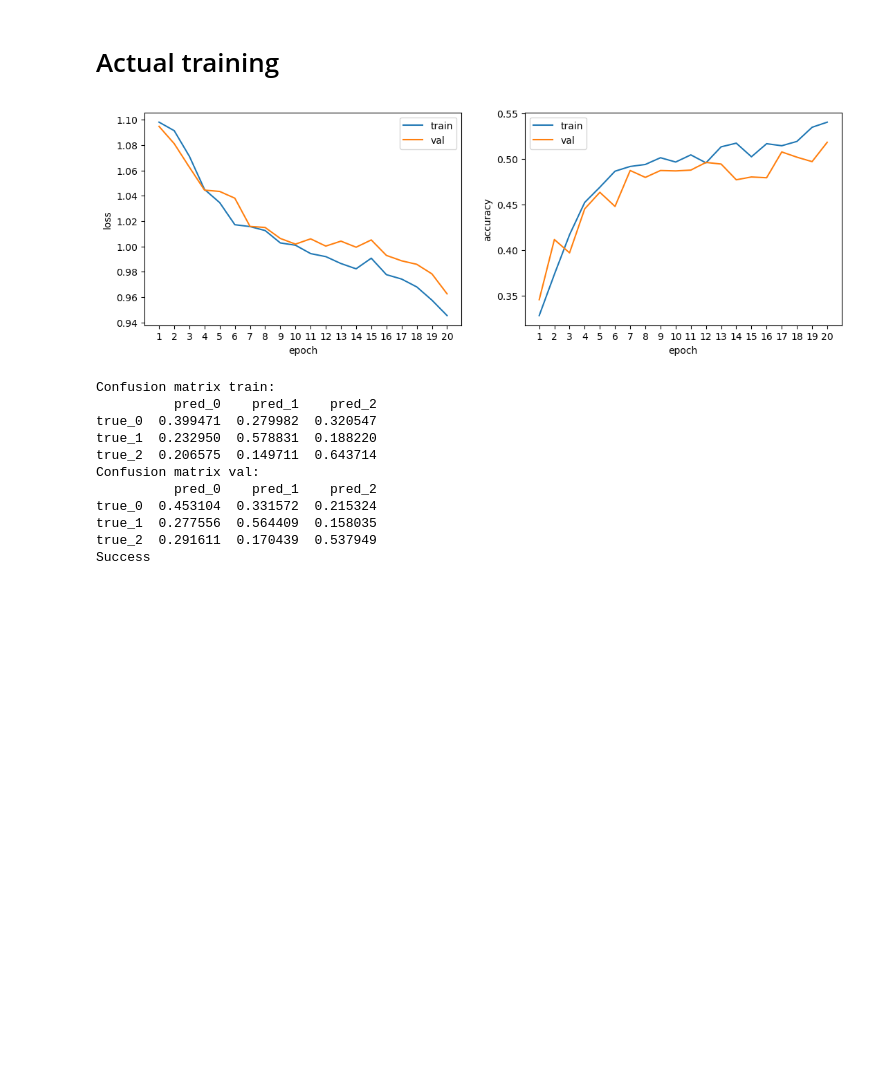
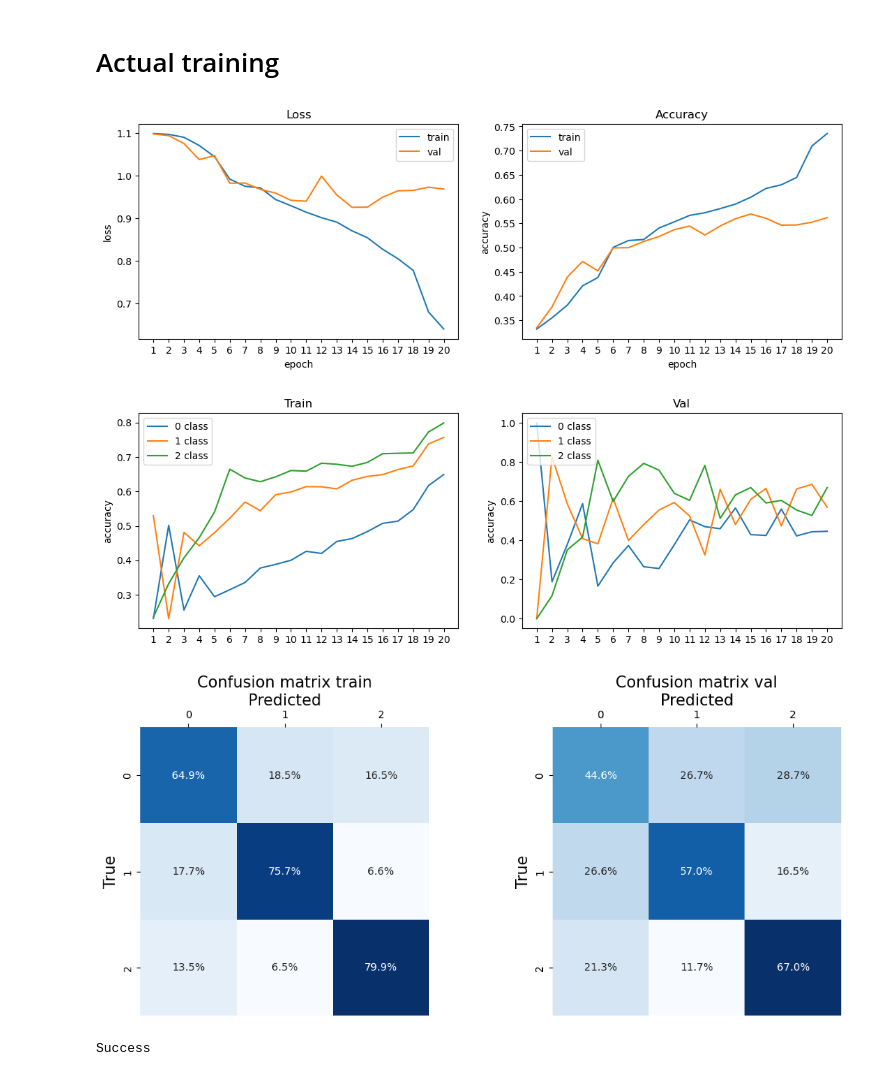
Before and after one commit to Maksim787/team-swan, a Jupyter notebook: pipeline/baseline_nn.ipynb, the cells around one changed output. Drawn from its saved outputs; the diff is of its cells as text; code cells hidden in the pictures; blank space fills up the shorter version.

Commit message:
Display confusion matrix in train and val loops

```diff
--- a/pipeline/baseline_nn.ipynb
+++ b/pipeline/baseline_nn.ipynb
@@ -23,8 +27,30 @@ from sklearn.metrics import confusion_matrix
 
 def get_confusion_matrix(predicted_labels, true_labels):
     error_matrix = confusion_matrix(true_labels, predicted_labels, normalize='true')
-    return pd.DataFrame(error_matrix, index=[f'true_{i}' for i in range(3)], columns=[f'pred_{i}' for i in range(3)])
+    return pd.DataFrame(error_matrix, index=[f'true_{i}' for i in range(N_CLASSES)], columns=[f'pred_{i}' for i in range(N_CLASSES)])
 
 
-get_confusion_matrix(np.array([0, 1, 2, 1, 0, 2, 0, 1, 2, 0]), np.array([0, 1, 2, 1, 0, 1, 2, 0, 2, 0]))
+def plot_confusion_matrix(matrix: pd.DataFrame):
+    FONT_SIZE = 15
+    ax = sns.heatmap(matrix, annot=True, fmt=".1%", cmap="Blues", cbar=False, square=True)
+    ax.set_xlabel('Predicted', fontsize=FONT_SIZE)
+    ax.set_ylabel('True', fontsize=FONT_SIZE)
+    ax.xaxis.set_label_position('top')
+    ax.xaxis.tick_top()
+    ax.xaxis.set_tick_params(labeltop=True)  # Set the x-axis labels on top
+    ax.yaxis.set_ticklabels(list(range(N_CLASSES)))
+    ax.xaxis.set_ticklabels(list(range(N_CLASSES)), ha="center")
+
+
+def get_accuracy_by_classes(matrices: list[pd.DataFrame]) -> list[list[float]]:
+    result = []
+    for i in range(N_CLASSES):
+        accuracies = [matrix.iloc[i, i] for matrix in matrices]
+        result.append(accuracies)
+    return result
+
+
+tmp = get_confusion_matrix(np.array([0, 1, 2, 1, 0, 2, 0, 1, 2, 0]), np.array([0, 1, 2, 1, 0, 1, 2, 0, 2, 0]))
+plot_confusion_matrix(tmp)
+get_accuracy_by_classes([tmp])
 # %% [output]
@@ -197,7 +233,7 @@ import torchvision.transforms as T
 from loader import get_dataloaders
 
 # make dataloaders
-TARGET_SIZE = 32
+TARGET_SIZE = 128
 transform = T.Compose([T.ToTensor(), T.Resize((TARGET_SIZE, TARGET_SIZE))])
 train_loader, val_loader = get_dataloaders('../data', train_transform=transform, test_transform=transform, transform_name=f'Resize({TARGET_SIZE}, {TARGET_SIZE})')
 
@@ -245,48 +328,42 @@ class LeNet(nn.Module):
 # %%
 LOG_WANDB = False
 N_EPOCHS = 20
-IMAGE_CHANNELS = 3
 
-model = LeNet(image_channels=IMAGE_CHANNELS).to(device)
+FACTOR = 0.3
+PATIENCE = 3
+
+model = LeNet128().to(device)
 
 LR = 1e-2
 MOMENTUM = 0.9
 optimizer = torch.optim.SGD(model.parameters(), lr=LR, momentum=MOMENTUM)
-scheduler = torch.optim.lr_scheduler.CosineAnnealingLR(optimizer, T_max=N_EPOCHS)
+scheduler = torch.optim.lr_scheduler.ReduceLROnPlateau(optimizer, factor=FACTOR, patience=PATIENCE)
 criterion = nn.CrossEntropyLoss()
 
-experiment_name = f'MNIST'
+experiment_name = f'LeNet128'
 notes = f'''
 Optimizer: SGD({LR=}, {MOMENTUM=})
-Scheduler: CosineAnnealingLR(T_max={N_EPOCHS})
+Scheduler: ReduceLROnPlateau({FACTOR=}, {PATIENCE=})
 '''
 
 if LOG_WANDB:
     wandb.init(
-        project='Oil neural network',
+        project='VK Hackathon',
         name=experiment_name,
         notes=notes
     )
 
 try:
     torch.manual_seed(0)
     train_nn(model, optimizer, criterion, scheduler, train_loader=train_loader, val_loader=val_loader, n_epochs=N_EPOCHS, log_wandb=LOG_WANDB)
 except KeyboardInterrupt:
     print('KeyboardInterrupt')
     if LOG_WANDB:
         wandb.finish()
 
 print('Success')
 # %% [output]
-[figure, old version]
+[figure, new version]
+[figure, added]
+[figure, added]
-Confusion matrix train:
-          pred_0    pred_1    pred_2
-true_0  0.399471  0.279982  0.320547
-true_1  0.232950  0.578831  0.188220
-true_2  0.206575  0.149711  0.643714
-Confusion matrix val:
-          pred_0    pred_1    pred_2
-true_0  0.453104  0.331572  0.215324
-true_1  0.277556  0.564409  0.158035
-true_2  0.291611  0.170439  0.537949
 Success
```
Also changed, not shown: parts of 5 cells of this notebook.
